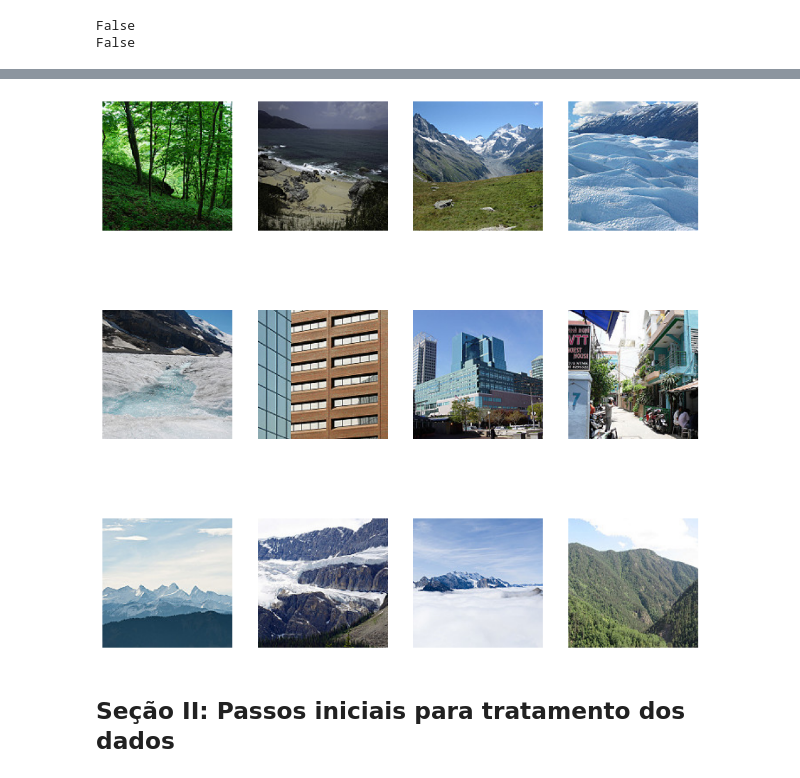
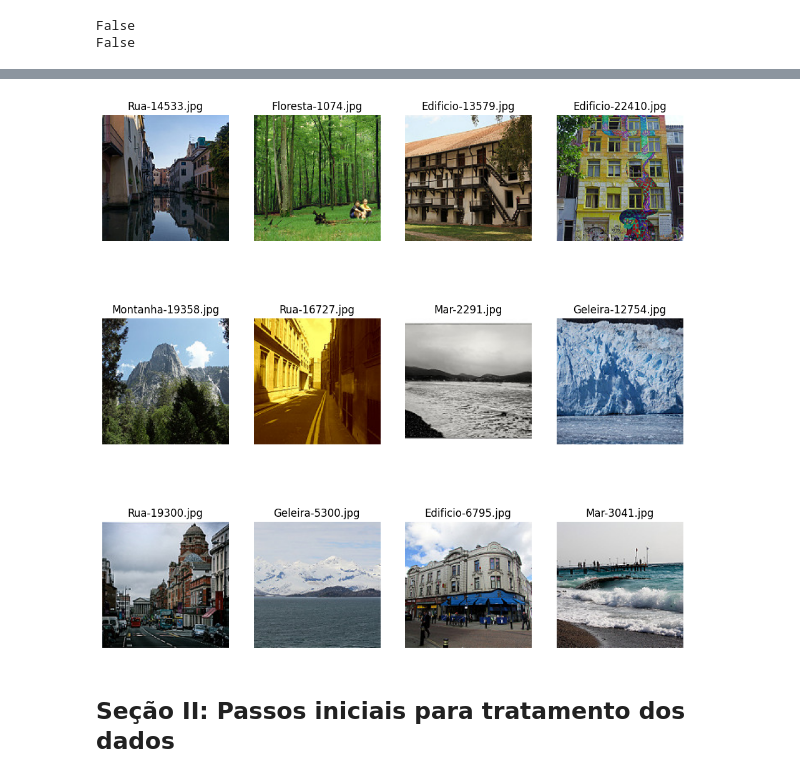
Before and after one commit to belanatal/PosPUCRio, a Jupyter notebook: MVPSprintIIb_IsabelaNatal-versão3.ipynb, the cells around one changed output, grey strips where cells are left out. Drawn from its saved outputs; the diff is of its cells as text; code cells hidden in the pictures.

```diff
--- a/MVPSprintIIb_IsabelaNatal-versão3.ipynb
+++ b/MVPSprintIIb_IsabelaNatal-versão3.ipynb
@@ -116,7 +118,7 @@ treino.head()
 # %%
 # Substituindo as categorias numéricas por categorias textuais
 # (Lembrando que: 0-Edifício ; 1-Floresta; 2-Montanha; 3-Geleira; 4-Rua; 5-Mar)
-treino['label'] = treino['label'].replace({0:"Edificio", 1:"Floresta", 2:"Montanha",3:"Geleira",4:"Rua",5:"Mar" })
+treino['label'] = treino['label'].replace({0:"Edificio", 1:"Floresta", 2:"Geleira",3:"Montanha",4:"Mar",5:"Rua" })
 # %%
 # Reavaliando as primeiras linhas para conferir se os valores da coluna label foram alterados
 treino.head()
@@ -150,8 +152,14 @@ labels = []
 arquivos_teste = []
 arquivos_teste_prediction = []
 imagePath = "../content/scene/Imagens/"
+# %%
+# Mantendo na pasta de imagens apenas aquelas que contêm label associado
+for i in sem_label.index:
+    nameOfFile = sem_label['image_name'][i]
+    if os.path.exists(imagePath+nameOfFile):
+        os.remove(imagePath+nameOfFile)
 # %%
-images =os.listdir(imagePath)
+images=os.listdir(imagePath)
 
 heights, widths,filesize = [], [], []
 
@@ -164,5 +172,6 @@ for fname in images:
     filesize.append(os.path.getsize(imagePath+fname))
 
 # Criação do dataset
-df = pd.DataFrame({'images': images, 'height': heights,
+df = pd.DataFrame({'image_name': images, 'height': heights,
                          'width': widths, 'filesize': filesize})
+print(len(df)) # para confirmação de que apenas as imagens com label (17034) foram mantidas na pasta
@@ -177,0 +189,5 @@ df.head()
+# %%
+# Mesclando ao dataframe df a coluna com o label (categoria) das imagens:
+
+df=pd.merge(df,treino,how="left")
+df.head()
@@ -178,20 +201,24 @@ df.head()
 # %%
 fig = plt.gcf()
 fig.set_size_inches(3*4, 3*4)
 
-# Visualizando apenas 12 imagens
+# Visualizando 12 imagens
 for i in range(12):
 
     sample = np.random.choice(images)
-    img_path =imagePath+sample
-    sp = plt.subplot(3, 4, i + 1)
-    sp.axis('Off')
-    img = mpimg.imread(img_path)
-    plt.imshow(img)
+    for j in range(0,len(df)):
+      if df['image_name'][j]==sample:
+        titulo=df['label'][j]
+        img_path =imagePath+sample
+        sp = plt.subplot(3, 4, i + 1)
+        sp.axis('Off')
+        img = mpimg.imread(img_path)
+        plt.imshow(img)
+        plt.title(titulo+"-"+df['image_name'][j])
 
 plt.show()
 # %% [output]
-[figure, old version]
+[figure, new version]
 # %% [markdown]
 ## Seção II: Passos iniciais para tratamento dos dados
 # %% [markdown]
```
Also changed, not shown: parts of 9 cells of this notebook.
